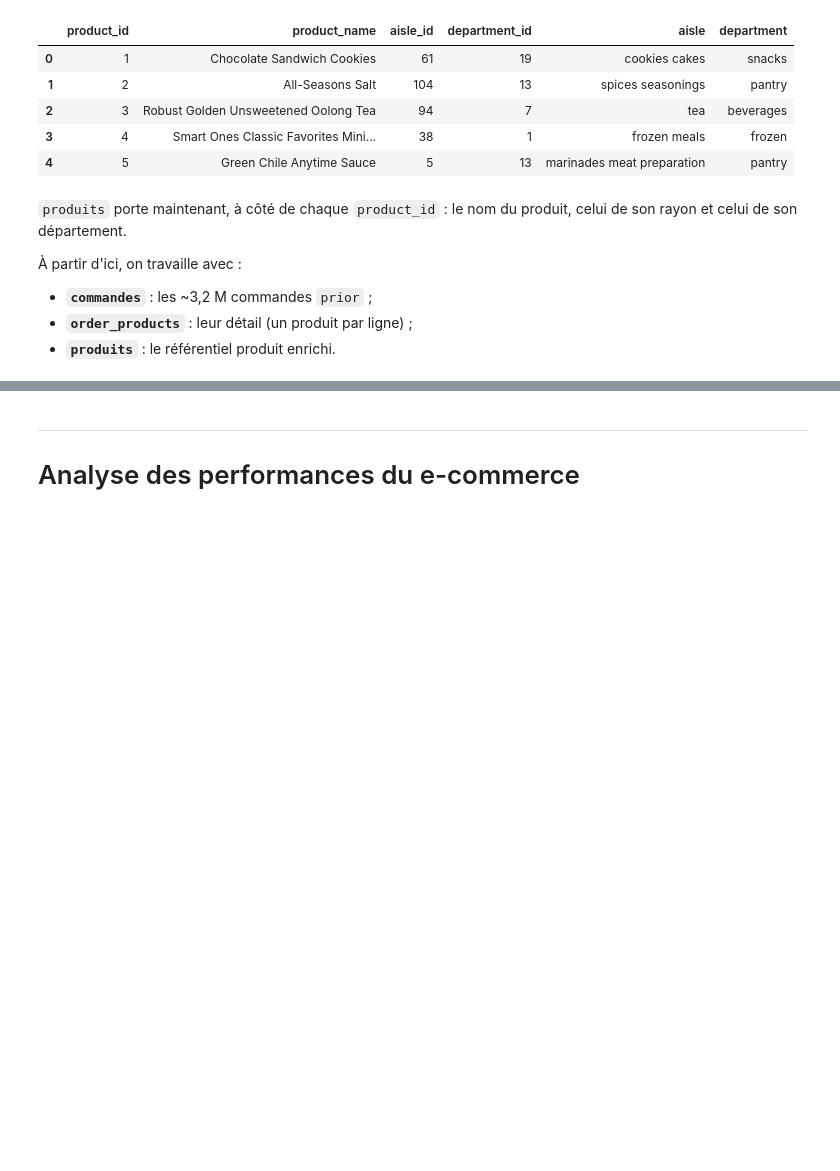
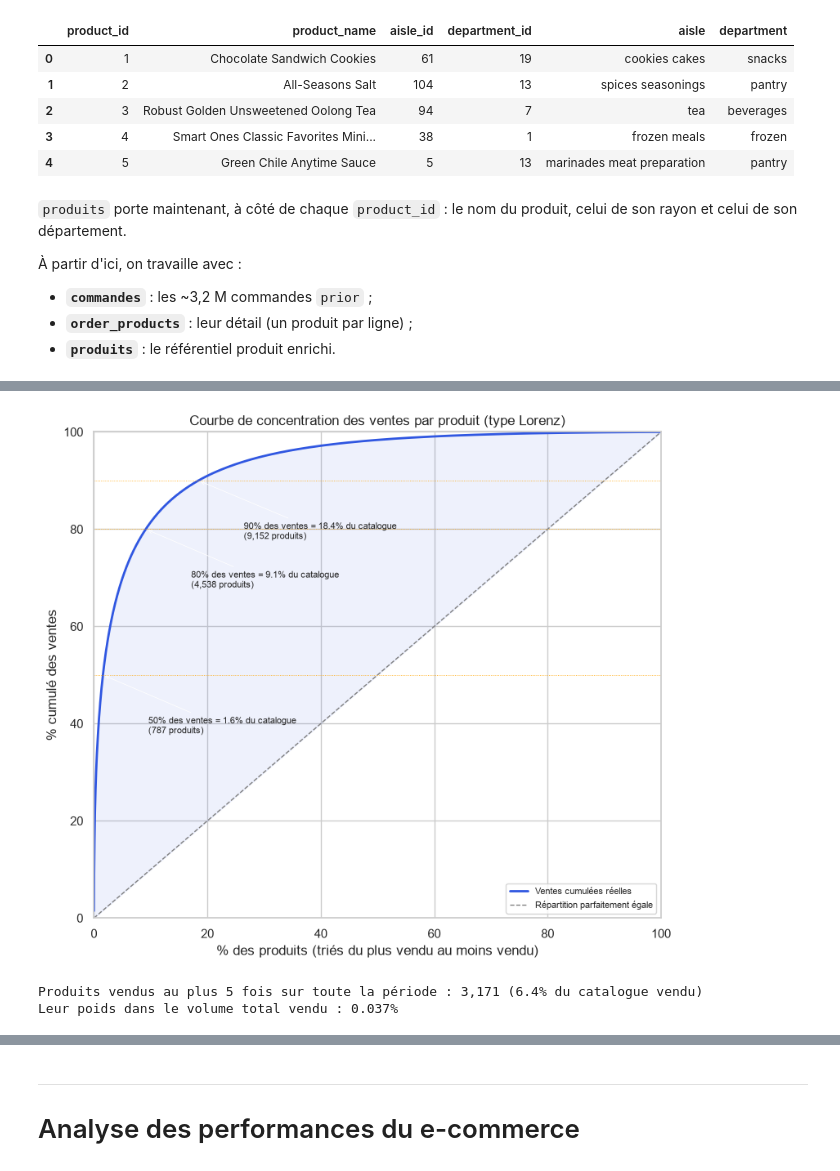
Before and after one commit to tranarivelo/joja-data-analysis, a Jupyter notebook: joja_analysis.ipynb, the cells around one changed output, grey strips where cells are left out. Cells and saved outputs as stored; diff of their text form; code cells hidden in the pictures; blank space fills up the shorter version.

```diff
--- a/joja_analysis.ipynb
+++ b/joja_analysis.ipynb
@@ -334,0 +540,42 @@ celui de son rayon et celui de son département.
+# %%
+sales_per_product = order_products.groupby("product_id").size().sort_values(ascending=False)
+total_units = sales_per_product.sum()
+n_products = len(sales_per_product)
+
+cum_products_pct = np.arange(1, n_products + 1) / n_products * 100
+cum_sales_pct = sales_per_product.cumsum().values / total_units * 100
+
+fig, ax = plt.subplots(figsize=(8, 7))
+ax.plot(cum_products_pct, cum_sales_pct, color="#3057E1", linewidth=2,
+        label="Ventes cumulées réelles")
+ax.plot([0, 100], [0, 100], linestyle="--", color="grey", linewidth=1,
+        label="Répartition parfaitement égale")
+ax.fill_between(cum_products_pct, cum_sales_pct, cum_products_pct,
+                 color="#3057E1", alpha=0.08)
+
+for target in [50, 80, 90]:
+    n_needed = (sales_per_product.cumsum() / total_units <= target/100).sum() + 1
+    pct_catalog = 100 * n_needed / n_products
+    ax.axhline(target, color="orange", linewidth=0.6, linestyle=":")
+    ax.annotate(f"{target}% des ventes = {pct_catalog:.1f}% du catalogue\n({n_needed:,} produits)",
+                xy=(pct_catalog, target), xytext=(pct_catalog + 8, target - 12),
+                fontsize=8, arrowprops=dict(arrowstyle="->", lw=0.6))
+
+ax.set_xlabel("% des produits (triés du plus vendu au moins vendu)")
+ax.set_ylabel("% cumulé des ventes")
+ax.set_title("Courbe de concentration des ventes par produit (type Lorenz)")
+ax.legend(loc="lower right", fontsize=8)
+ax.set_xlim(0, 100)
+ax.set_ylim(0, 100)
+plt.tight_layout()
+plt.show()
+# %% [output]
+[figure, added]
+# %%
+low_rotation = sales_per_product[sales_per_product <= 5]
+print(f"Produits vendus au plus 5 fois sur toute la période : {len(low_rotation):,} "
+      f"({100*len(low_rotation)/n_products:.1f}% du catalogue vendu)")
+print(f"Leur poids dans le volume total vendu : {100*low_rotation.sum()/total_units:.3f}%")
+# %% [output]
+Produits vendus au plus 5 fois sur toute la période : 3,171 (6.4% du catalogue vendu)
+Leur poids dans le volume total vendu : 0.037%
```
Also changed, not shown: parts of 31 cells of this notebook, 2 other files.
